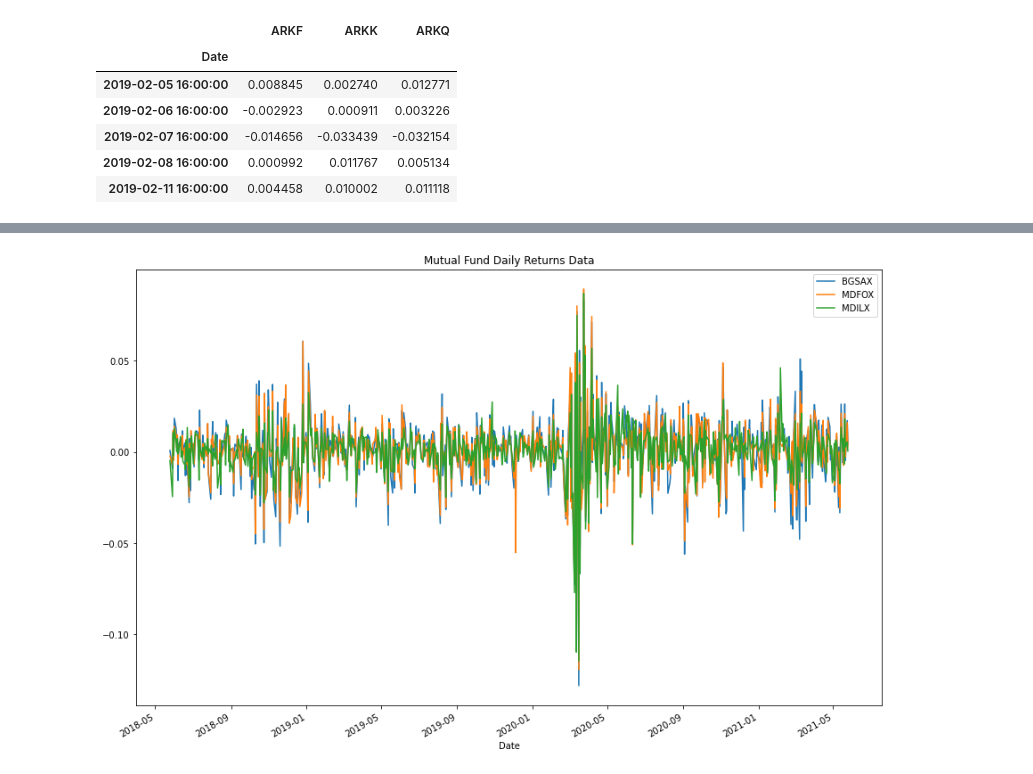
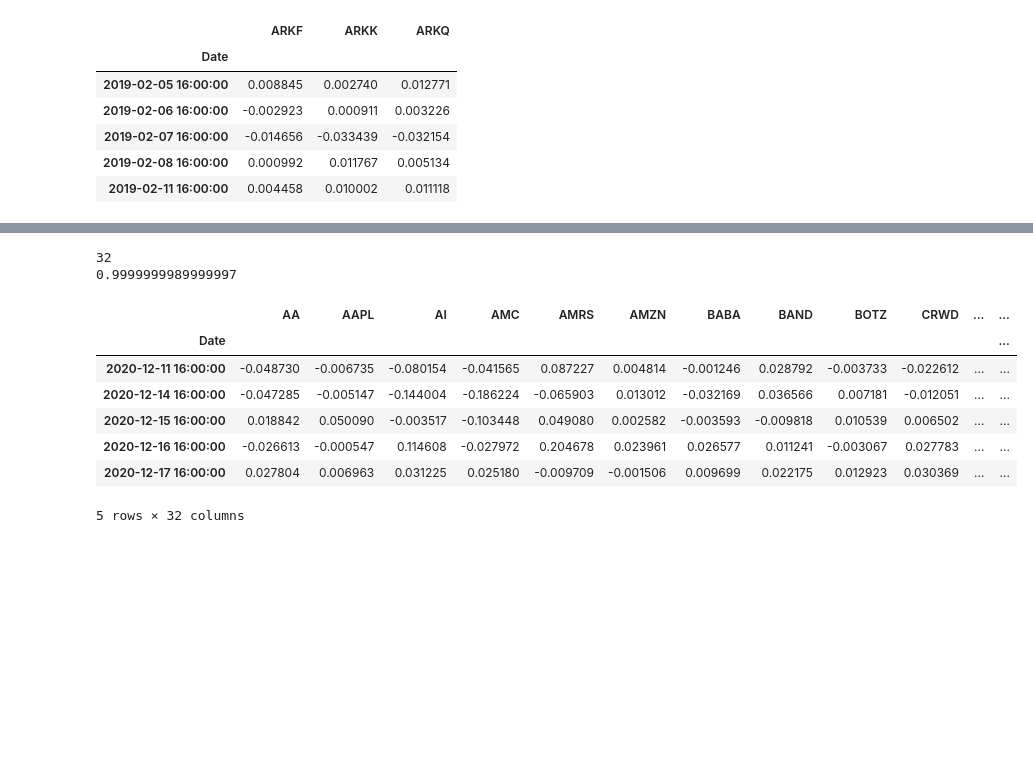
Before and after one commit to whitneydt/Project-FI-Data, a Jupyter notebook: Performance_Data/Performance Analysis.ipynb, the cells around one changed output, grey strips where cells are left out. Drawn from its saved outputs; the diff is of its cells as text; code cells hidden in the pictures; blank space fills up the shorter version.

```diff
--- a/Performance_Data/Performance Analysis.ipynb
+++ b/Performance_Data/Performance Analysis.ipynb
@@ -207,5 +228,19 @@ larry_portfolio_df.head()
-# %%
-#plot mutual fund performance
-mf_plot = mutual_fund_df.plot(title = "Mutual Fund Daily Returns Data", figsize = (15, 10))
-# %% [output]
-[figure, removed]
+# %%
+print(len(weights))
+print(sum(weights))
+# %% [output]
+32
+0.9999999989999997
+# %%
+#Calculate Larry's Portfolio Returns data
+larry_return_data = larry_portfolio_df[1:]
+larry_return_data.head()
+# %% [output]
+|  | AA | AAPL | AI | AMC | AMRS | AMZN | BABA | BAND | BOTZ | CRWD | ... | ... |
+| Date |  |  |  |  |  |  |  |  |  |  |  | ... |
+| 2020-12-11 16:00:00 | -0.048730 | -0.006735 | -0.080154 | -0.041565 | 0.087227 | 0.004814 | -0.001246 | 0.028792 | -0.003733 | -0.022612 | ... | ... |
+| 2020-12-14 16:00:00 | -0.047285 | -0.005147 | -0.144004 | -0.186224 | -0.065903 | 0.013012 | -0.032169 | 0.036566 | 0.007181 | -0.012051 | ... | ... |
+| 2020-12-15 16:00:00 | 0.018842 | 0.050090 | -0.003517 | -0.103448 | 0.049080 | 0.002582 | -0.003593 | -0.009818 | 0.010539 | 0.006502 | ... | ... |
+| 2020-12-16 16:00:00 | -0.026613 | -0.000547 | 0.114608 | -0.027972 | 0.204678 | 0.023961 | 0.026577 | 0.011241 | -0.003067 | 0.027783 | ... | ... |
+| 2020-12-17 16:00:00 | 0.027804 | 0.006963 | 0.031225 | 0.025180 | -0.009709 | -0.001506 | 0.009699 | 0.022175 | 0.012923 | 0.030369 | ... | ... |
+5 rows × 32 columns
```
Also changed, not shown: parts of 12 cells of this notebook, 8 other files.
